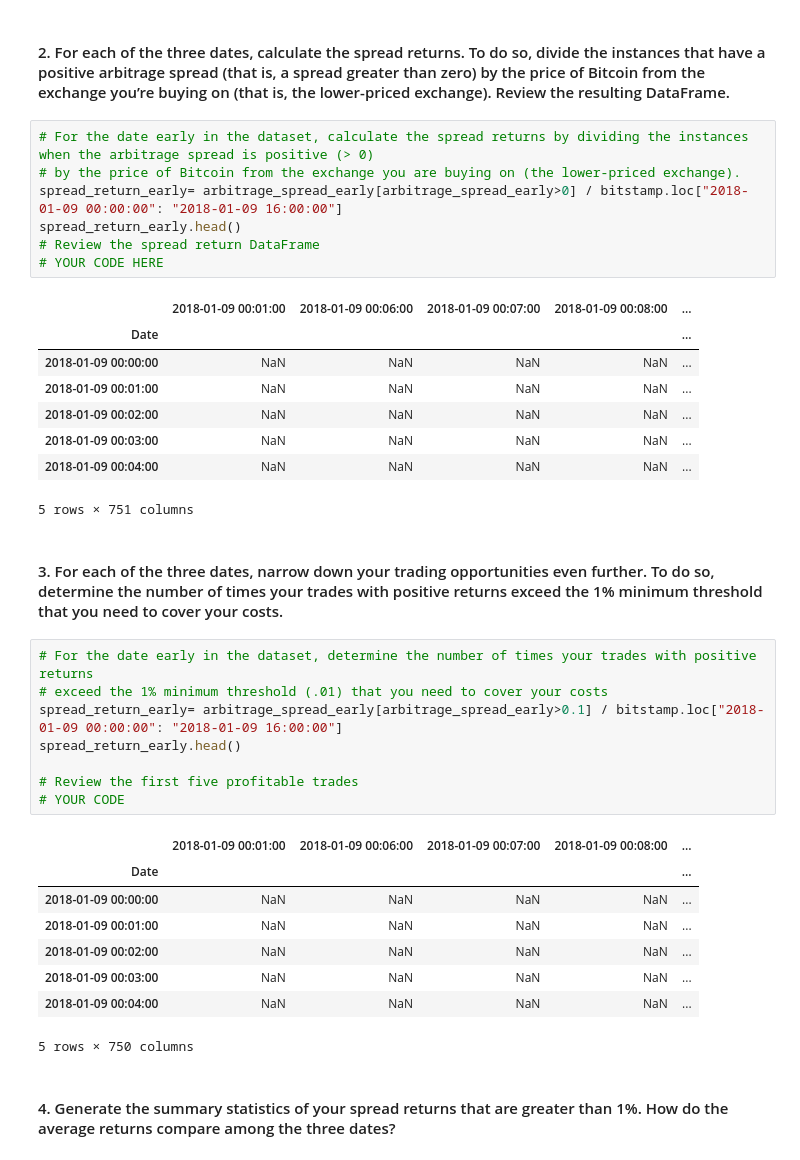
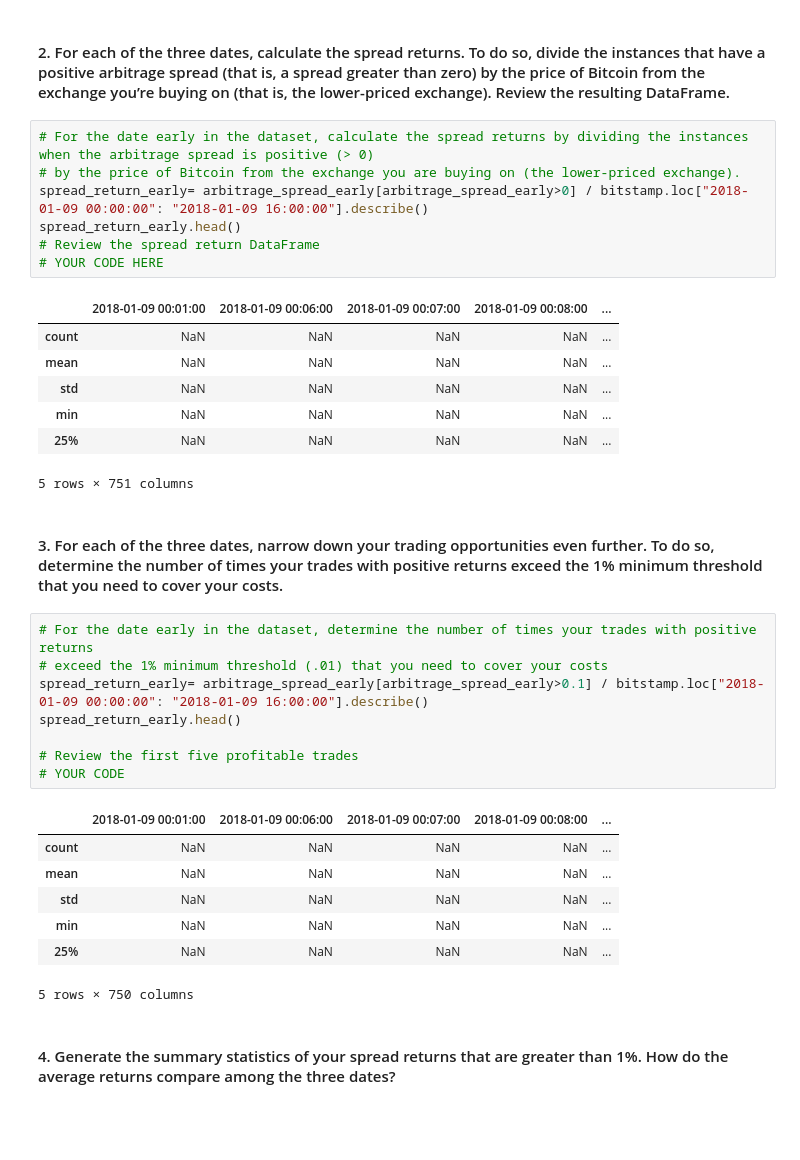
Before and after one commit to arianamoreno13/challenge3, a Jupyter notebook: challenge_03/crypto_arbitrage.ipynb, the cells around one changed output. Drawn from its saved outputs; the diff is of its cells as text; blank space fills up the shorter version.

```diff
--- a/challenge_03/crypto_arbitrage.ipynb
+++ b/challenge_03/crypto_arbitrage.ipynb
@@ -584,37 +584,35 @@ Name: Close, dtype: float64
 # %%
 # For the date early in the dataset, calculate the spread returns by dividing the instances when the arbitrage spread is positive (> 0)
 # by the price of Bitcoin from the exchange you are buying on (the lower-priced exchange).
-spread_return_early= arbitrage_spread_early[arbitrage_spread_early>0] / bitstamp.loc["2018-01-09 00:00:00": "2018-01-09 16:00:00"]
+spread_return_early= arbitrage_spread_early[arbitrage_spread_early>0] / bitstamp.loc["2018-01-09 00:00:00": "2018-01-09 16:00:00"].describe()
 spread_return_early.head()
 # Review the spread return DataFrame
 # YOUR CODE HERE
 # %% [output]
 |  | 2018-01-09 00:01:00 | 2018-01-09 00:06:00 | 2018-01-09 00:07:00 | 2018-01-09 00:08:00 | ... |
-| Date |  |  |  |  | ... |
-| 2018-01-09 00:00:00 | NaN | NaN | NaN | NaN | ... |
-| 2018-01-09 00:01:00 | NaN | NaN | NaN | NaN | ... |
-| 2018-01-09 00:02:00 | NaN | NaN | NaN | NaN | ... |
-| 2018-01-09 00:03:00 | NaN | NaN | NaN | NaN | ... |
-| 2018-01-09 00:04:00 | NaN | NaN | NaN | NaN | ... |
+| count | NaN | NaN | NaN | NaN | ... |
+| mean | NaN | NaN | NaN | NaN | ... |
+| std | NaN | NaN | NaN | NaN | ... |
+| min | NaN | NaN | NaN | NaN | ... |
+| 25% | NaN | NaN | NaN | NaN | ... |
 5 rows × 751 columns
 # %% [markdown]
 #### 3. For each of the three dates, narrow down your trading opportunities even further. To do so, determine the number of times your trades with positive returns exceed the 1% minimum threshold that you need to cover your costs.
 # %%
 # For the date early in the dataset, determine the number of times your trades with positive returns
 # exceed the 1% minimum threshold (.01) that you need to cover your costs
-spread_return_early= arbitrage_spread_early[arbitrage_spread_early>0.1] / bitstamp.loc["2018-01-09 00:00:00": "2018-01-09 16:00:00"]
+spread_return_early= arbitrage_spread_early[arbitrage_spread_early>0.1] / bitstamp.loc["2018-01-09 00:00:00": "2018-01-09 16:00:00"].describe()
 spread_return_early.head()
 
 # Review the first five profitable trades
 # YOUR CODE
 # %% [output]
 |  | 2018-01-09 00:01:00 | 2018-01-09 00:06:00 | 2018-01-09 00:07:00 | 2018-01-09 00:08:00 | ... |
-| Date |  |  |  |  | ... |
-| 2018-01-09 00:00:00 | NaN | NaN | NaN | NaN | ... |
-| 2018-01-09 00:01:00 | NaN | NaN | NaN | NaN | ... |
-| 2018-01-09 00:02:00 | NaN | NaN | NaN | NaN | ... |
-| 2018-01-09 00:03:00 | NaN | NaN | NaN | NaN | ... |
-| 2018-01-09 00:04:00 | NaN | NaN | NaN | NaN | ... |
+| count | NaN | NaN | NaN | NaN | ... |
+| mean | NaN | NaN | NaN | NaN | ... |
+| std | NaN | NaN | NaN | NaN | ... |
+| min | NaN | NaN | NaN | NaN | ... |
+| 25% | NaN | NaN | NaN | NaN | ... |
 5 rows × 750 columns
 # %% [markdown]
 #### 4. Generate the summary statistics of your spread returns that are greater than 1%. How do the average returns compare among the three dates?
```
Also changed, not shown: parts of 9 cells of this notebook.
